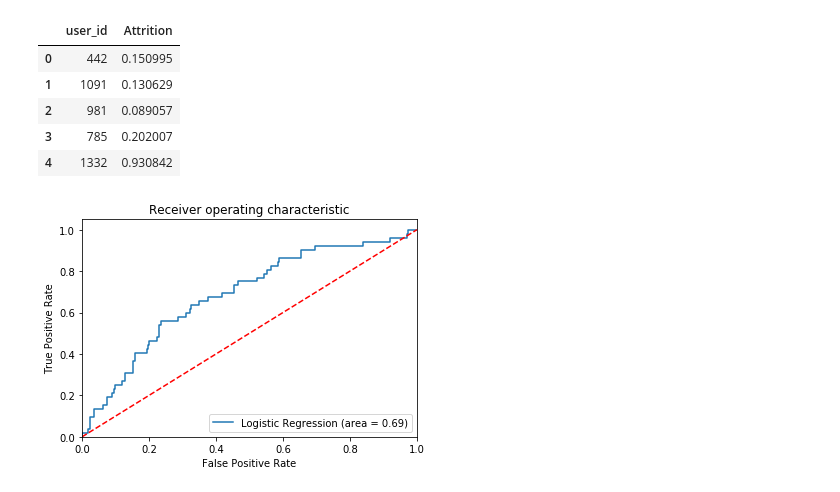
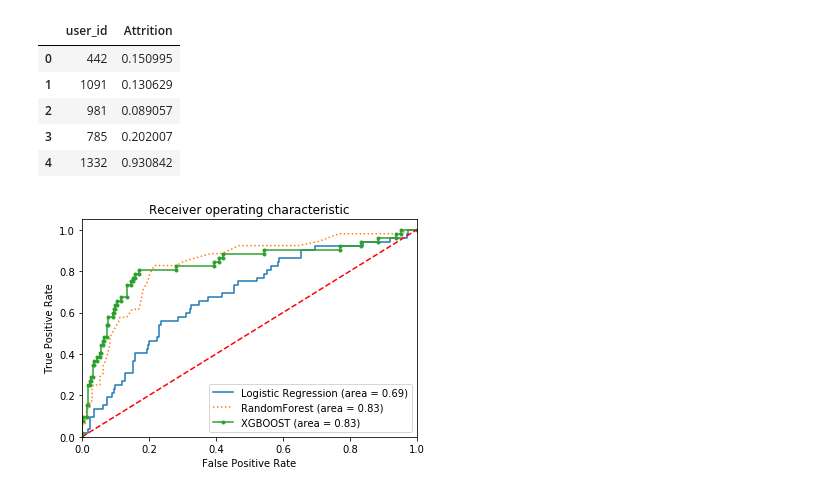
Before and after one commit to tingtingting118/RSclass, a Jupyter notebook: Employee_churn_rate.ipynb, the cells around one changed output. Saved outputs shown, nothing was run; the diff lists cells and outputs as text; code cells hidden in the pictures.

```diff
--- a/Employee_churn_rate.ipynb
+++ b/Employee_churn_rate.ipynb
@@ -445,21 +445,31 @@ submission_xgb.head()
 # %%
 from sklearn.metrics import roc_auc_score
 from sklearn.metrics import roc_curve
 
 lr_prob = lr.predict_proba(test_x)[:,1]
 lr_auc = roc_auc_score(test_y,lr_prob)
-#rf_auc = roc_auc_score(test_y,)
 fpr, tpr, thresholds = roc_curve(test_y, lr_prob)
+
+
+rf_prob = models['RandomForest'].predict_proba(test_x)[:,1]
+xgb_prob = xgb.predict_proba(test_x)[:,1]
+
+rf_auc = roc_auc_score(test_y,rf_prob)
+xgb_auc = roc_auc_score(test_y,xgb_prob)
+fpr_rf, tpr_rf, thresholds_rf = roc_curve(test_y, rf_prob)
+fpr_xg, tpr_xg, thresholds_rf = roc_curve(test_y, xgb_prob)
 plt.figure()
 plt.plot(fpr, tpr, label='Logistic Regression (area = %0.2f)' % lr_auc)
+plt.plot(fpr_rf, tpr_rf, label='RandomForest (area = %0.2f)' % rf_auc,linestyle='dotted')
+plt.plot(fpr_xg, tpr_xg, label='XGBOOST (area = %0.2f)' % xgb_auc,marker = '.')
 plt.plot([0, 1], [0, 1],'r--')
 plt.xlim([0.0, 1.0])
 plt.ylim([0.0, 1.05])
 plt.xlabel('False Positive Rate')
 plt.ylabel('True Positive Rate')
 plt.title('Receiver operating characteristic')
 plt.legend(loc="lower right")
 plt.savefig('Log_ROC')
 plt.show()
 # %% [output]
-[figure, old version]
+[figure, new version]
```
Also changed, not shown: parts of 1 cell of this notebook.
